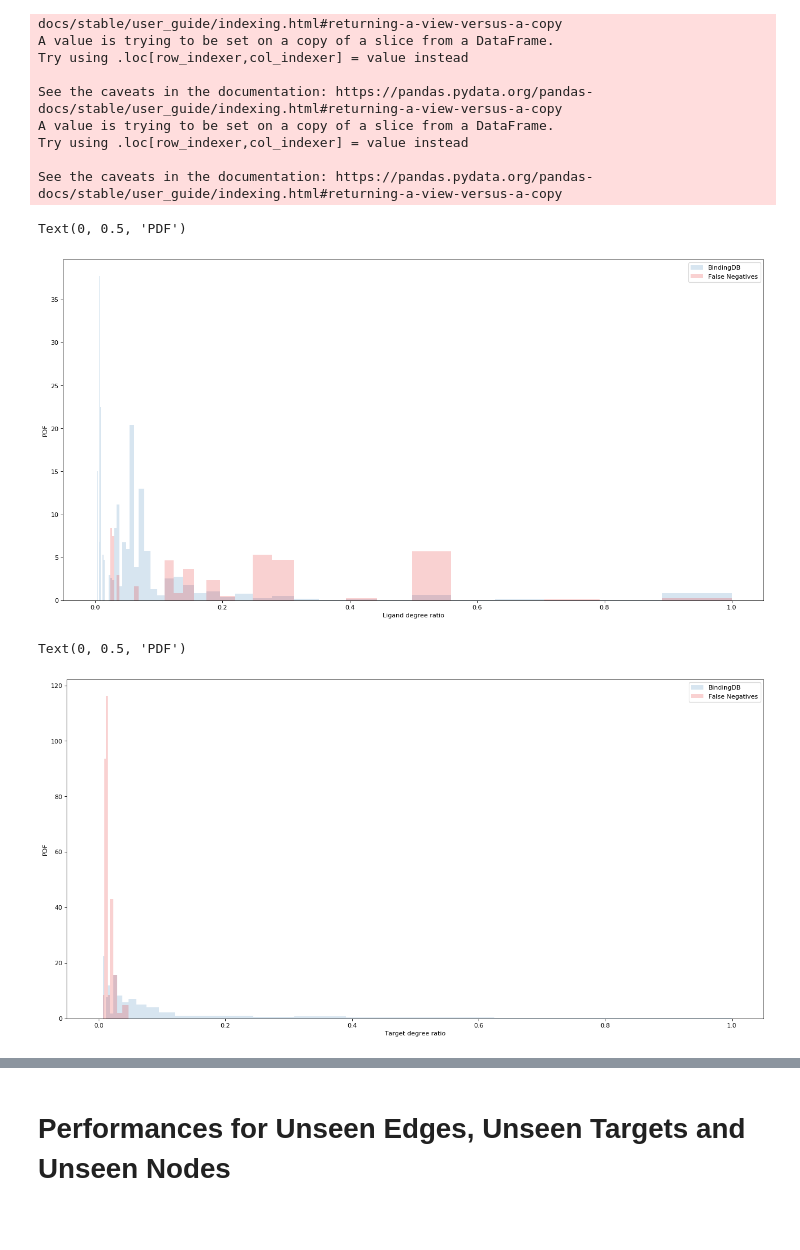
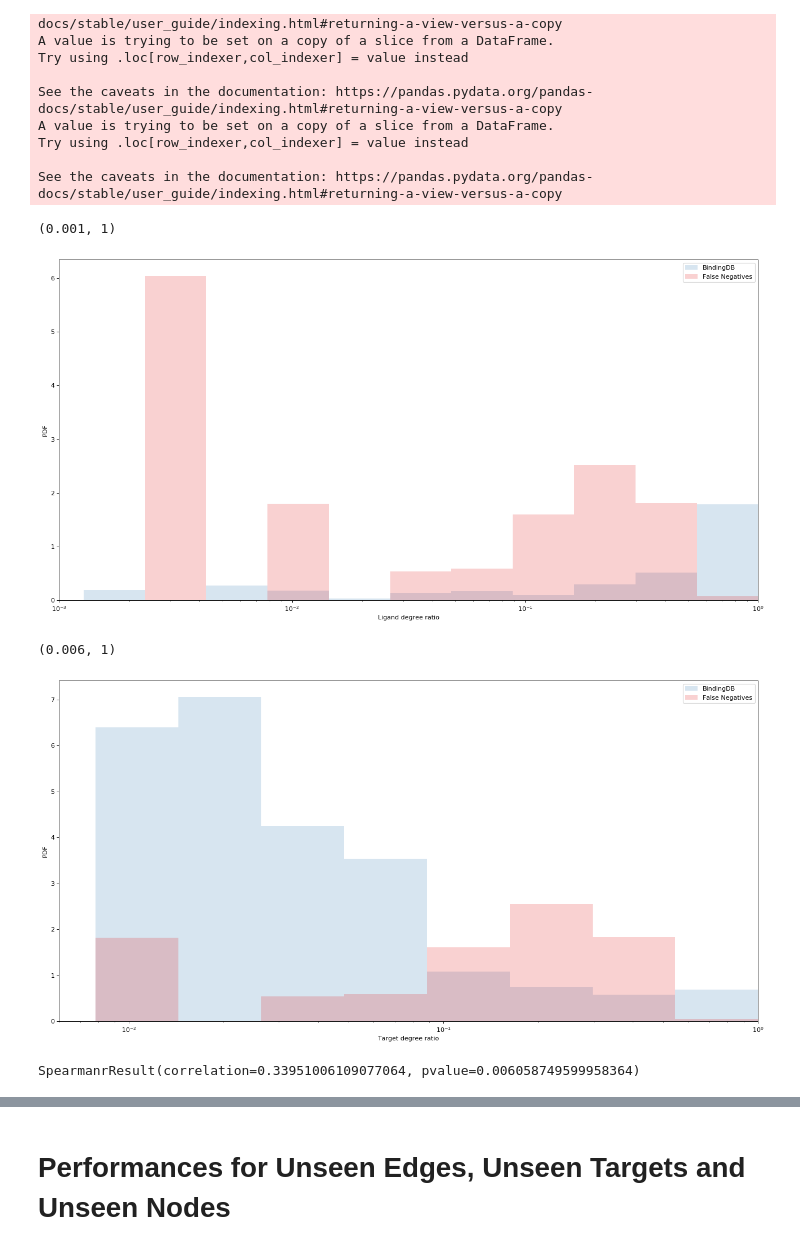
Before and after one commit to Barabasi-Lab/AI-Bind, a Jupyter notebook: DeepPurpose and Confuguration Model/Transformer-CNN/DeepPurpose Rerun - Transformer CNN.ipynb, the cells around one changed output, grey strips where cells are left out. Drawn from its saved outputs; the diff is of its cells as text; code cells hidden in the pictures; blank space fills up the shorter version.

Commit message:
Fixing a bug in DeepPurpose data analysis and updating figures

```diff
--- a/DeepPurpose and Confuguration Model/Transformer-CNN/DeepPurpose Rerun - Transformer CNN.ipynb
+++ b/DeepPurpose and Confuguration Model/Transformer-CNN/DeepPurpose Rerun - Transformer CNN.ipynb
@@ -542,9 +542,13 @@ import seaborn as sb
 # %% [markdown]
 ## Initialization
 # %%
-train = pd.read_csv('../data/Transformer_CNN_train.csv')
-val = pd.read_csv('../data/Transformer_CNN_val.csv')
-test = pd.read_csv('../data/Transformer_CNN_test.csv')
+train = pd.read_csv('../data/Transformer_CNN_train_fold2.csv')
+val = pd.read_csv('../data/Transformer_CNN_val_fold2.csv')
+test = pd.read_csv('../data/Transformer_CNN_test_fold2.csv')
+
+#train = pd.read_csv('../data/Transformer_CNN_train.csv')
+#val = pd.read_csv('../data/Transformer_CNN_val.csv')
+#test = pd.read_csv('../data/Transformer_CNN_test.csv')
 # %%
 train[['SMILES','Target Sequence','Label']].to_csv('../data/deeppurpose_train_edges.csv')
 # %%
@@ -641,8 +667,10 @@ all_data_prot_deg = []
 all_data_ligand_deg_ratio = []
 all_data_prot_deg_ratio = []
 
-for index, row in tqdm(all_data.iterrows()):
-    all_data_ligand_deg.append(ligand_degree_dict[row['SMILES']]['pos_deg'])
-    all_data_prot_deg.append(protein_degree_dict[row['Target Sequence']]['pos_deg'])
-    all_data_ligand_deg_ratio.append(ligand_degree_dict[row['SMILES']]['deg_ratio'])
-    all_data_prot_deg_ratio.append(protein_degree_dict[row['Target Sequence']]['deg_ratio'])
+for smile in tqdm(set(all_data['SMILES'].tolist())):
+    all_data_ligand_deg.append(ligand_degree_dict[smile]['pos_deg'])
+    all_data_ligand_deg_ratio.append(ligand_degree_dict[smile]['deg_ratio'])
+
+for aaseq in tqdm(set(all_data['Target Sequence'].tolist())):
+    all_data_prot_deg.append(protein_degree_dict[aaseq]['pos_deg'])
+    all_data_prot_deg_ratio.append(protein_degree_dict[aaseq]['deg_ratio'])
@@ -767,24 +757,36 @@ Try using .loc[row_indexer,col_indexer] = value instead
 
 See the caveats in the documentation: https://pandas.pydata.org/pandas-docs/stable/user_guide/indexing.html#returning-a-view-versus-a-copy
 # %%
+#import seaborn as sns
 figure(num=None, figsize=(20, 10), dpi=80, facecolor='w', edgecolor='k')
-plt.hist(all_data_ligand_deg_ratio,density=True,color='#377eb8',alpha=0.2,label='BindingDB',bins=np.logspace(np.log10(0.00001),np.log10(1), 100))
-plt.hist(test_false_negative_100_seen_ligand['ligand_deg_ratio'].tolist(),density=True,color='#e41a1c',alpha=0.2,label='False Negatives',bins=np.logspace(np.log10(0.00001),np.log10(1), 100))
+#kwargs = dict(hist_kws={'alpha':.1}, kde_kws={'linewidth':2})
+#figure(num=None, figsize=(14, 8), dpi=80, facecolor='w', edgecolor='k')
+#sns.distplot(all_data_ligand_deg_ratio, color="#377eb8", label="Top 100", **kwargs)
+#sns.distplot(test_false_positive_100_seen_ligand['ligand_deg_ratio'].tolist(), color="#e41a1c", label="Bottom 100", **kwargs)
+plt.hist(all_data_ligand_deg_ratio,density=True,color='#377eb8',alpha=0.2,label='BindingDB',bins=np.logspace(np.log10(0.00001),np.log10(1), 20))
+plt.hist(test_false_negative_100_seen_ligand['ligand_deg_ratio'].tolist(),density=True,color='#e41a1c',alpha=0.2,label='False Negatives',bins=np.logspace(np.log10(0.00001),np.log10(1), 20))
 plt.legend()
 plt.xlabel('Ligand degree ratio', fontsize=10)
 plt.ylabel('PDF', fontsize=10)
-#plt.ylim([0,20])
+plt.xscale('log')
+plt.xlim([0.001,1])
 # %% [output]
-Text(0, 0.5, 'PDF')
+(0.001, 1)
-[figure, old version]
+[figure, new version]
 # %%
+#import seaborn as sns
 figure(num=None, figsize=(20, 10), dpi=80, facecolor='w', edgecolor='k')
-plt.hist(all_data_prot_deg_ratio,density=True,color='#377eb8',alpha=0.2,label='BindingDB',bins=np.logspace(np.log10(0.00001),np.log10(1), 50))
-plt.hist(test_false_negative_100_seen_target['prot_deg_ratio'].tolist(),density=True,color='#e41a1c',alpha=0.2,label='False Negatives',bins=np.logspace(np.log10(0.00001),np.log10(1), 50))
+#kwargs = dict(hist_kws={'alpha':.1}, kde_kws={'linewidth':2})
+#figure(num=None, figsize=(14, 8), dpi=80, facecolor='w', edgecolor='k')
+#sns.distplot(all_data_ligand_deg_ratio, color="#377eb8", label="Top 100", **kwargs)
+#sns.distplot(test_false_positive_100_seen_ligand['ligand_deg_ratio'].tolist(), color="#e41a1c", label="Bottom 100", **kwargs)
+plt.hist(all_data_prot_deg_ratio,density=True,color='#377eb8',alpha=0.2,label='BindingDB',bins=np.logspace(np.log10(0.00001),np.log10(1), 20))
+plt.hist(test_false_negative_100_seen_target['ligand_deg_ratio'].tolist(),density=True,color='#e41a1c',alpha=0.2,label='False Negatives',bins=np.logspace(np.log10(0.00001),np.log10(1), 20))
 plt.legend()
 plt.xlabel('Target degree ratio', fontsize=10)
 plt.ylabel('PDF', fontsize=10)
-#plt.ylim([0,20])
+plt.xscale('log')
+plt.xlim([0.006,1])
 # %% [output]
-Text(0, 0.5, 'PDF')
+(0.006, 1)
-[figure, old version]
+[figure, new version]
@@ -790,0 +845,6 @@ Text(0, 0.5, 'PDF')
+# %%
+from scipy import stats
+
+stats.spearmanr(test_false_positive_100_seen_ligand['ligand_deg_ratio'].tolist(),test_false_positive_100_seen_ligand['Y_predicted'].tolist())
+# %% [output]
+SpearmanrResult(correlation=0.33951006109077064, pvalue=0.006058749599958364)
```
Also changed, not shown: parts of 45 cells of this notebook, 12 other files.
